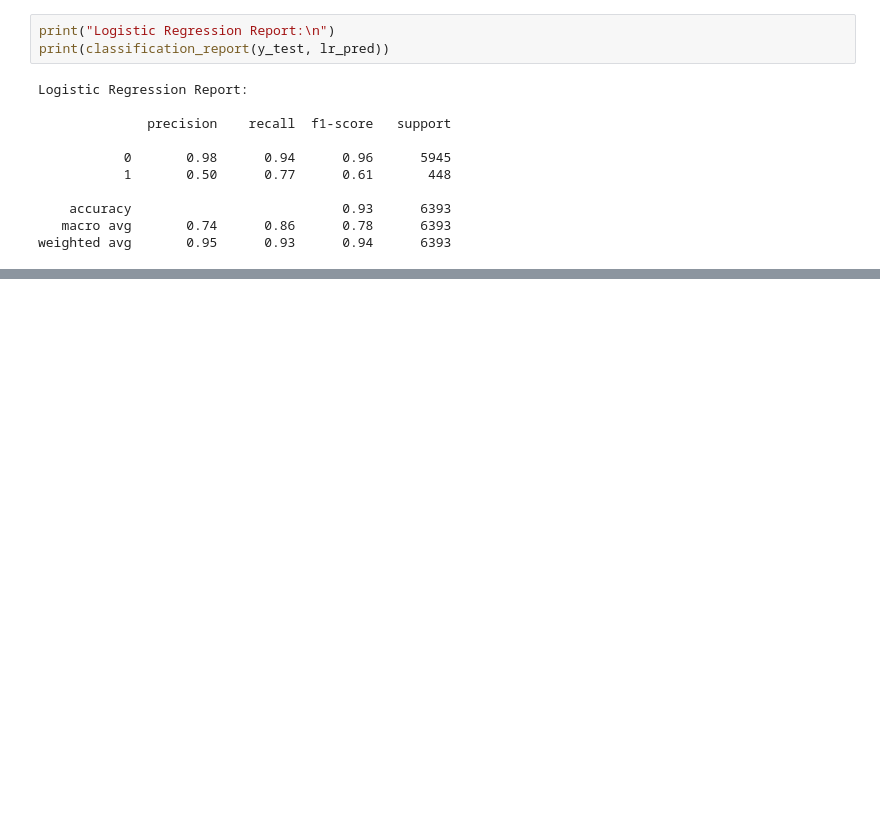
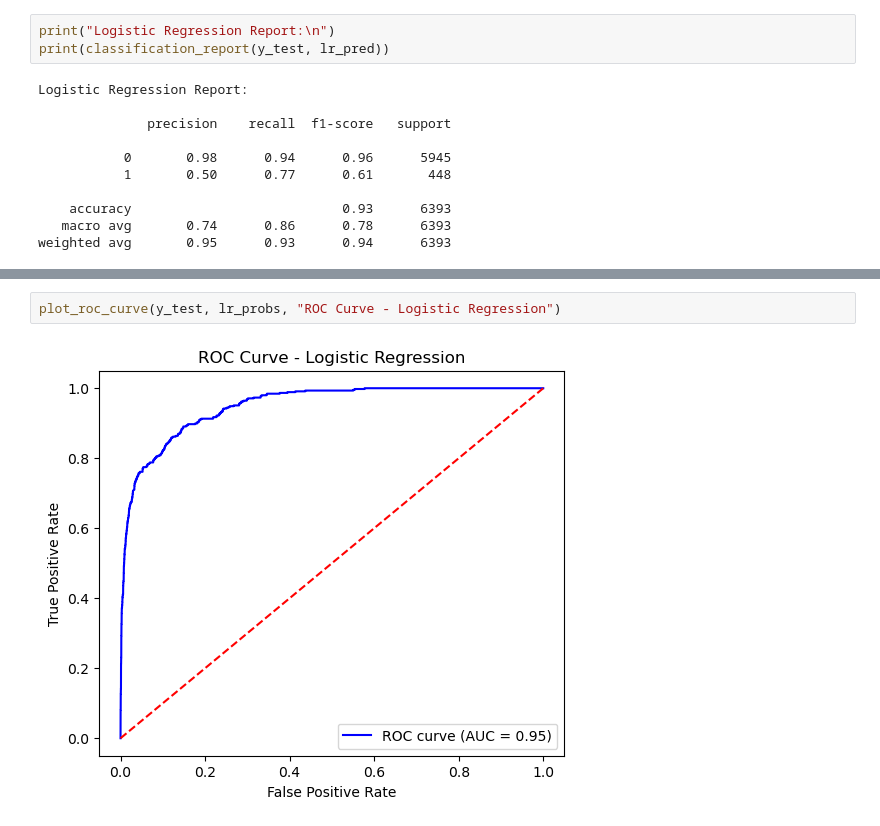
Before and after one commit to pabisha0098/Applied-Machine-Learning, a Jupyter notebook: 22067308 Pabisha Bhatta.ipynb, the cells around one changed output, grey strips where cells are left out. Saved outputs shown, nothing was run; the diff lists cells and outputs as text; blank space fills up the shorter version.

```diff
--- a/22067308 Pabisha Bhatta.ipynb
+++ b/22067308 Pabisha Bhatta.ipynb
@@ -215,0 +272,4 @@ Confusion Matrix (Logistic Regression):
+# %%
+plot_roc_curve(y_test, lr_probs, "ROC Curve - Logistic Regression")
+# %% [output]
+[figure, added]
```
Also changed, not shown: parts of 10 cells of this notebook.
